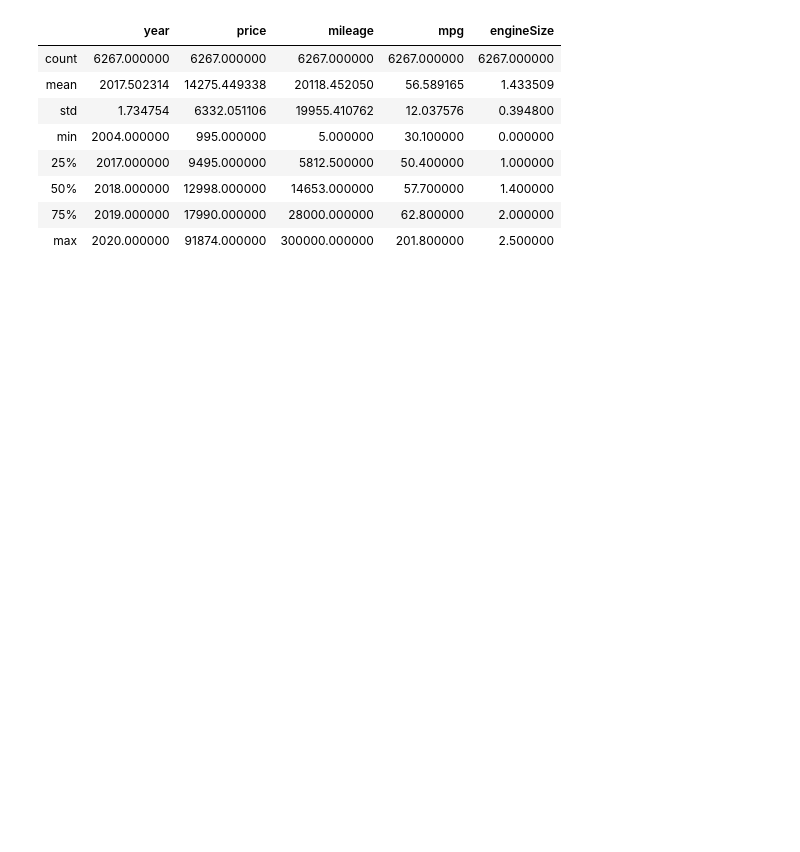
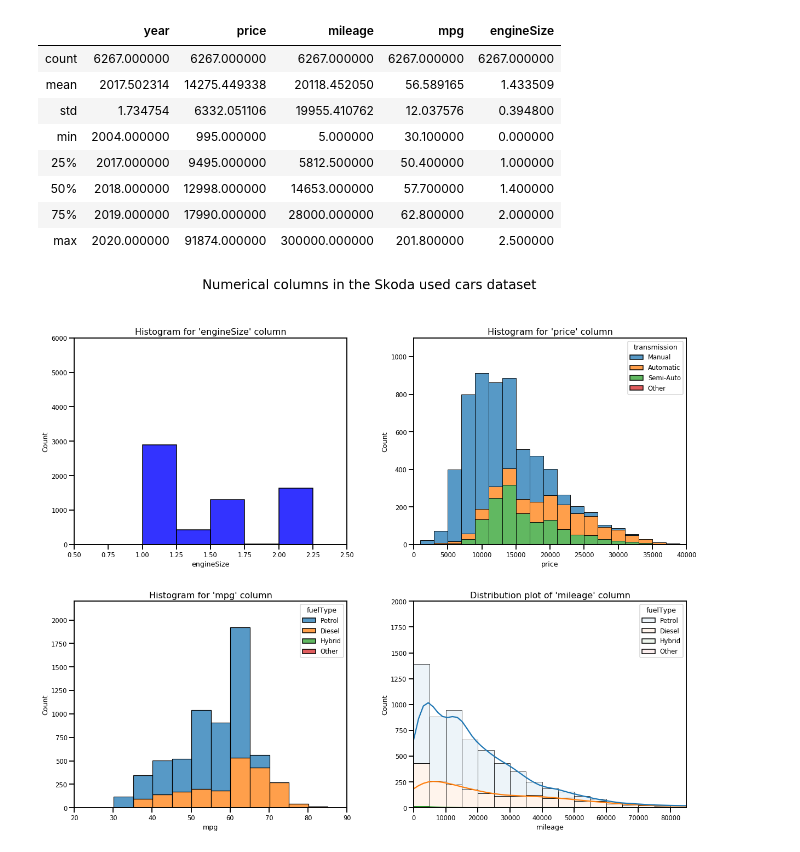
Before and after one commit to roypriyanka7/Skoda_Used_Car_Analysis, a Jupyter notebook: skoda_used_car_EDA.ipynb, the cells around one changed output. Saved outputs shown, nothing was run; the diff lists cells and outputs as text; code cells hidden in the pictures; blank space fills up the shorter version.

```diff
--- a/skoda_used_car_EDA.ipynb
+++ b/skoda_used_car_EDA.ipynb
@@ -191,3 +214,65 @@ df.describe()
 | 50% | 2018.000000 | 12998.000000 | 14653.000000 | 57.700000 | 1.400000 |
 | 75% | 2019.000000 | 17990.000000 | 28000.000000 | 62.800000 | 2.000000 |
 | max | 2020.000000 | 91874.000000 | 300000.000000 | 201.800000 | 2.500000 |
+# %%
+plt.figure(figsize=(18,15))
+sns.set_context('talk', font_scale= 0.7)
+
+
+
+# position (1,1)- engineSize
+
+plt.subplot(2,2,1)
+sns.histplot(data=df, x='engineSize', binwidth= 0.25,  color= 'blue', alpha= 0.8)
+plt.title("Histogram for 'engineSize' column", fontsize= '16')
+plt.ylabel("Count")
+plt.xlim(0.5, 2.5)
+plt.ylim(0, 6000)
+
+
+
+# position (1,2)- price
+
+plt.subplot(2,2,2)
+sns.histplot(data=df, x='price', binwidth= 2000,  color= 'orange', hue= 'transmission', multiple="stack")
+plt.title("Histogram for 'price' column", fontsize= '16')
+plt.ylabel("Count")
+plt.xlim(0, 40000)
+plt.ylim(0, 1100)
+
+
+
+# position (2,1)- mpg
+
+plt.subplot(2,2,3)
+sns.histplot(data=df, x='mpg', binwidth= 5, hue= 'fuelType', multiple="stack")
+plt.title("Histogram for 'mpg' column", fontsize= '16')
+plt.ylabel("Count")
+plt.xlim(20, 90)
+plt.ylim(0, 2200)
+
+
+
+# position (2,2)- mileage
+
+plt.subplot(2,2,4)
+sns.histplot(data=df, x='mileage', color= 'green', alpha= 0.08 , binwidth= 5000, kde= True, hue= 'fuelType', multiple="stack")
+# To visualize the distribution lines only
+# sns.displot(df, x="mileage", kind="kde", hue= 'fuelType')
+
+plt.title("Distribution plot of 'mileage' column", fontsize= '16')
+plt.ylabel("Count")
+plt.xlim(0, 85000)
+plt.ylim(0, 2000)
+
+
+# layout and Padding
+plt.tight_layout(pad= 4)
+plt.subplots_adjust(top=0.88)
+
+
+#display()
+plt.suptitle("Numerical columns in the Skoda used cars dataset", fontsize= '24', ha= 'center')
+plt.show()
+# %% [output]
+[figure, added]
```
Also changed, not shown: parts of 31 cells of this notebook.
